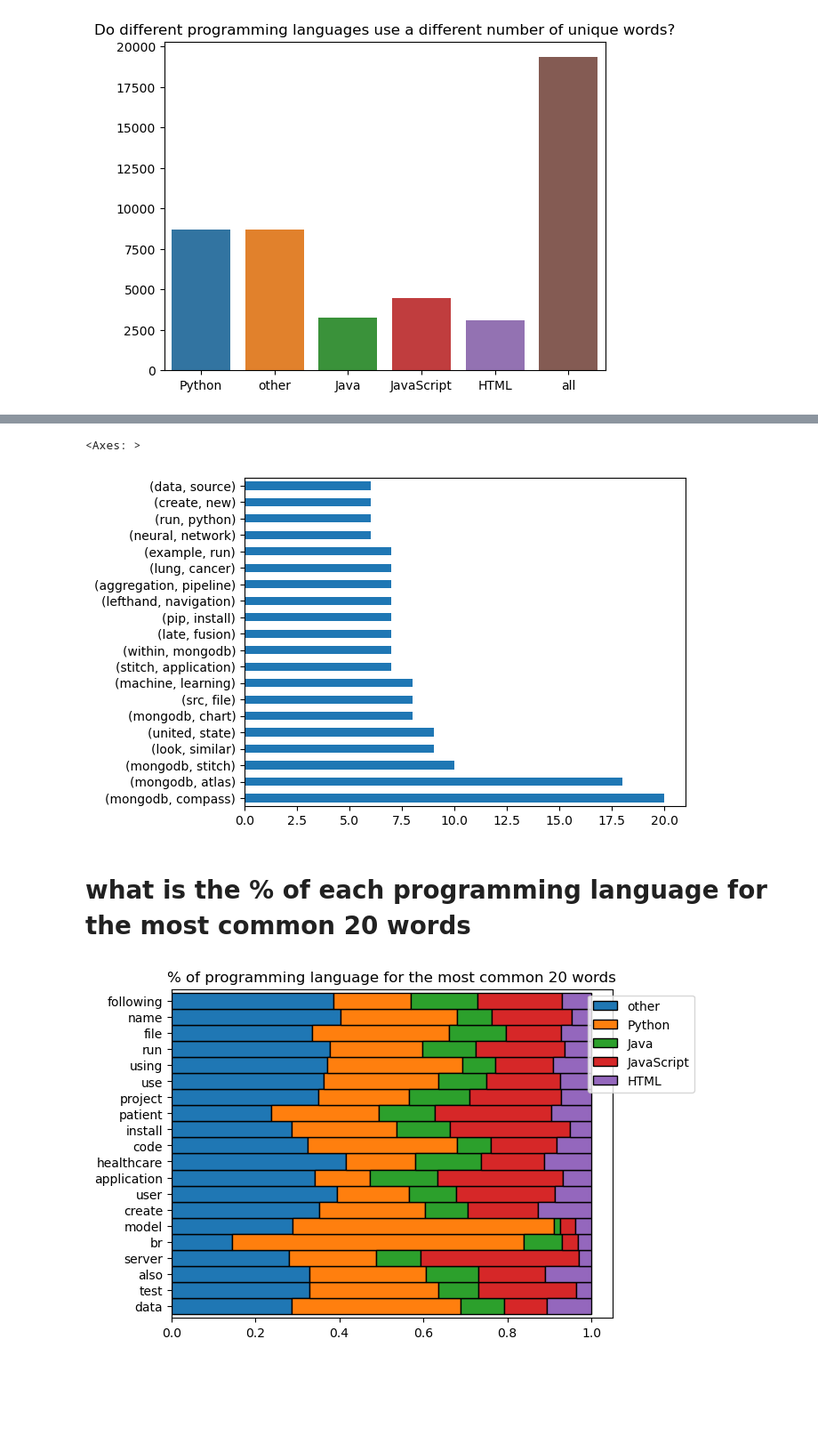
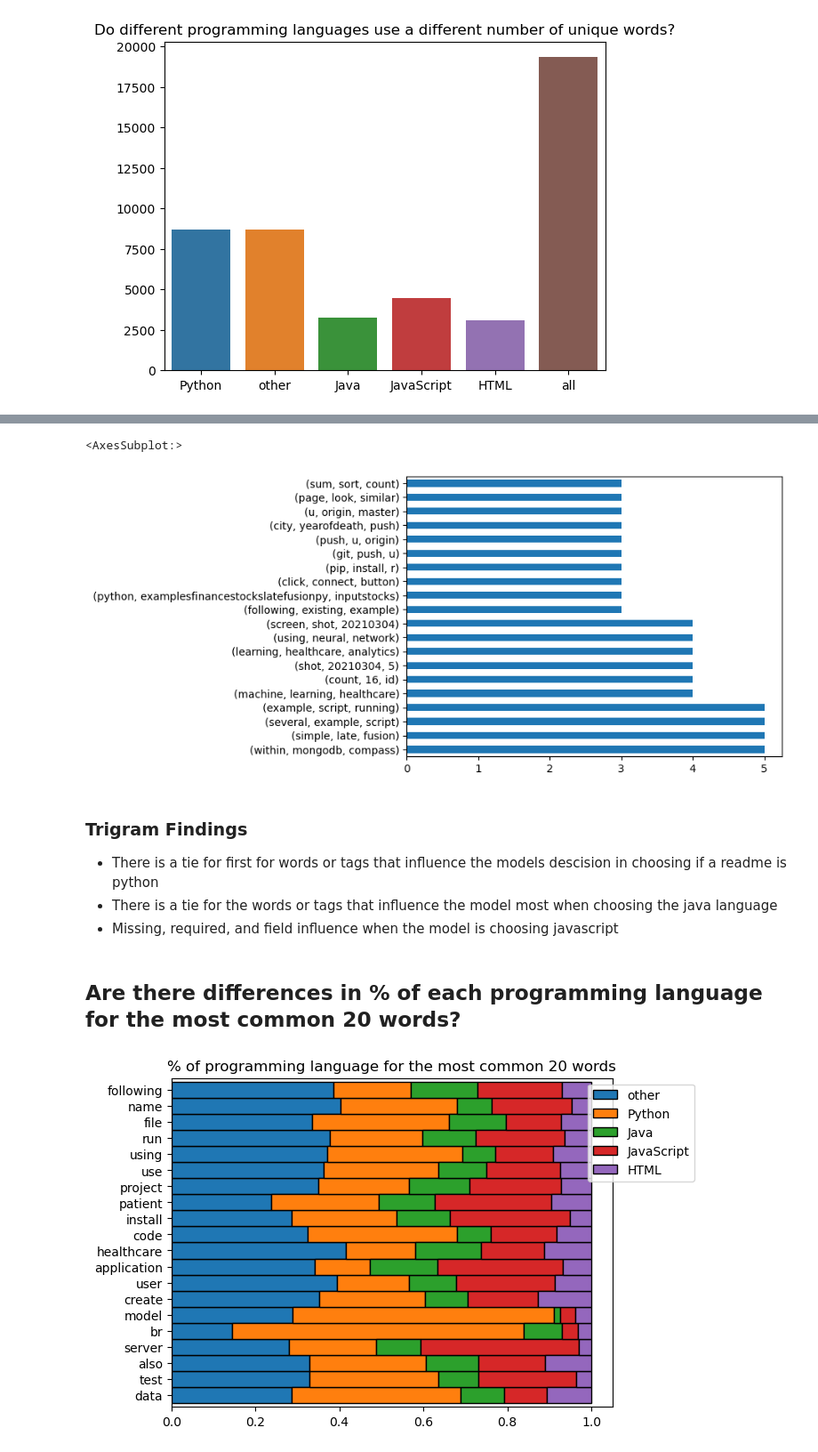
Before and after one commit to Team-DB-NLP/nlp_project, a Jupyter notebook: final_notebook.ipynb, the cells around one changed output, grey strips where cells are left out. Shown at 89% size. Drawn from its saved outputs; the diff is of its cells as text; code cells hidden in the pictures; blank space fills up the shorter version.

```diff
--- a/final_notebook.ipynb
+++ b/final_notebook.ipynb
@@ -195,9 +257,15 @@ pd.Series(nltk.trigrams(JavaScript_words)).value_counts().head(20).plot.barh()
 [figure]
 # %%
-pd.Series(nltk.bigrams(HTML_words)).value_counts().head(20).plot.barh()
+# call and plot trigram
+pd.Series(nltk.trigrams(HTML_words)).value_counts().head(20).plot.barh()
 # %% [output]
-<Axes: >
+<AxesSubplot:>
-[figure, old version]
+[figure, new version]
+# %% [markdown]
+### Trigram Findings
+* There is a tie for first for words or tags that influence the models descision in choosing if a readme is python
+* There is a tie for the words or tags that influence the model most when choosing the java language
+* Missing, required, and field influence when the model is choosing javascript
 # %% [markdown]
-# what is the % of each programming language for the most common 20 words
+## Are there differences in % of each programming language for the most common 20 words?
 # %%
```
Also changed, not shown: parts of 42 cells of this notebook, 1 other file.
